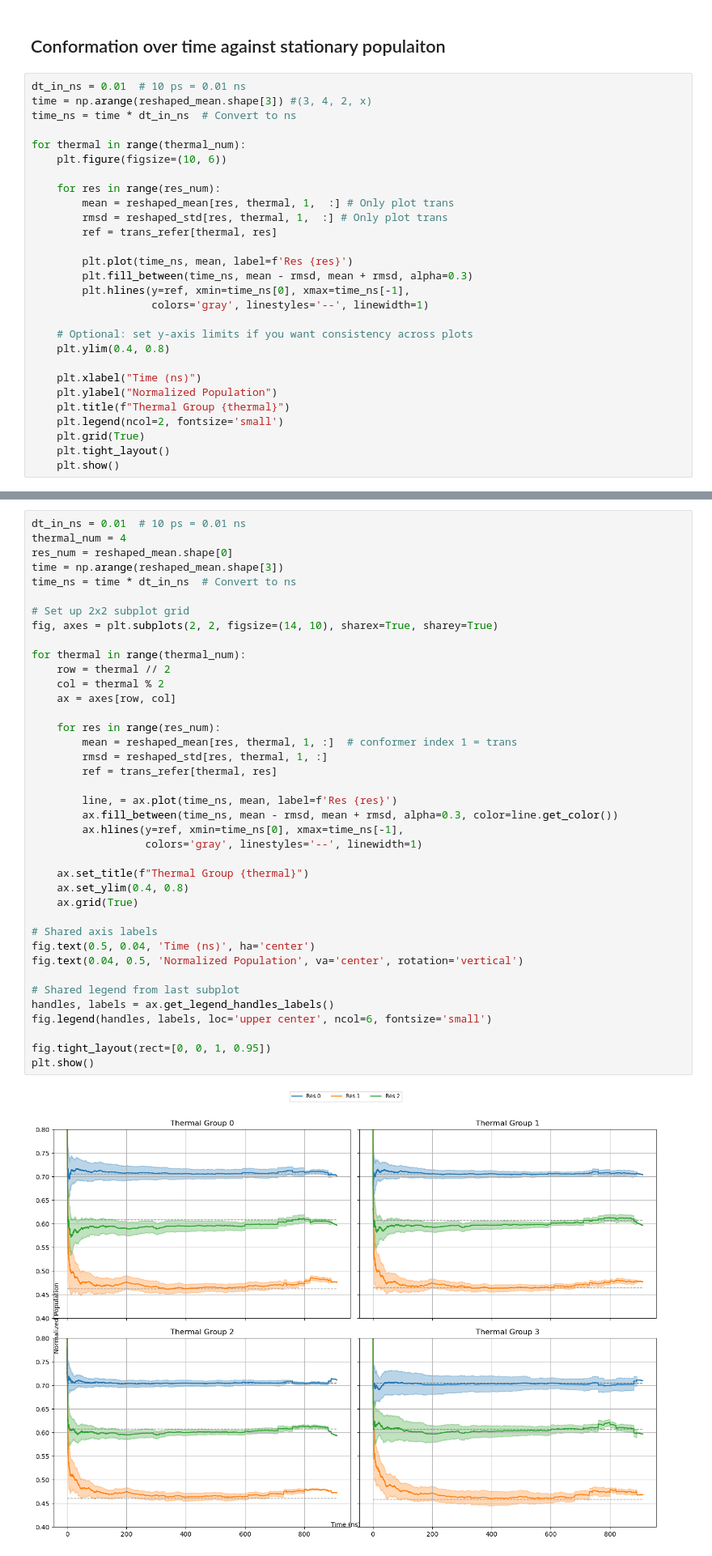
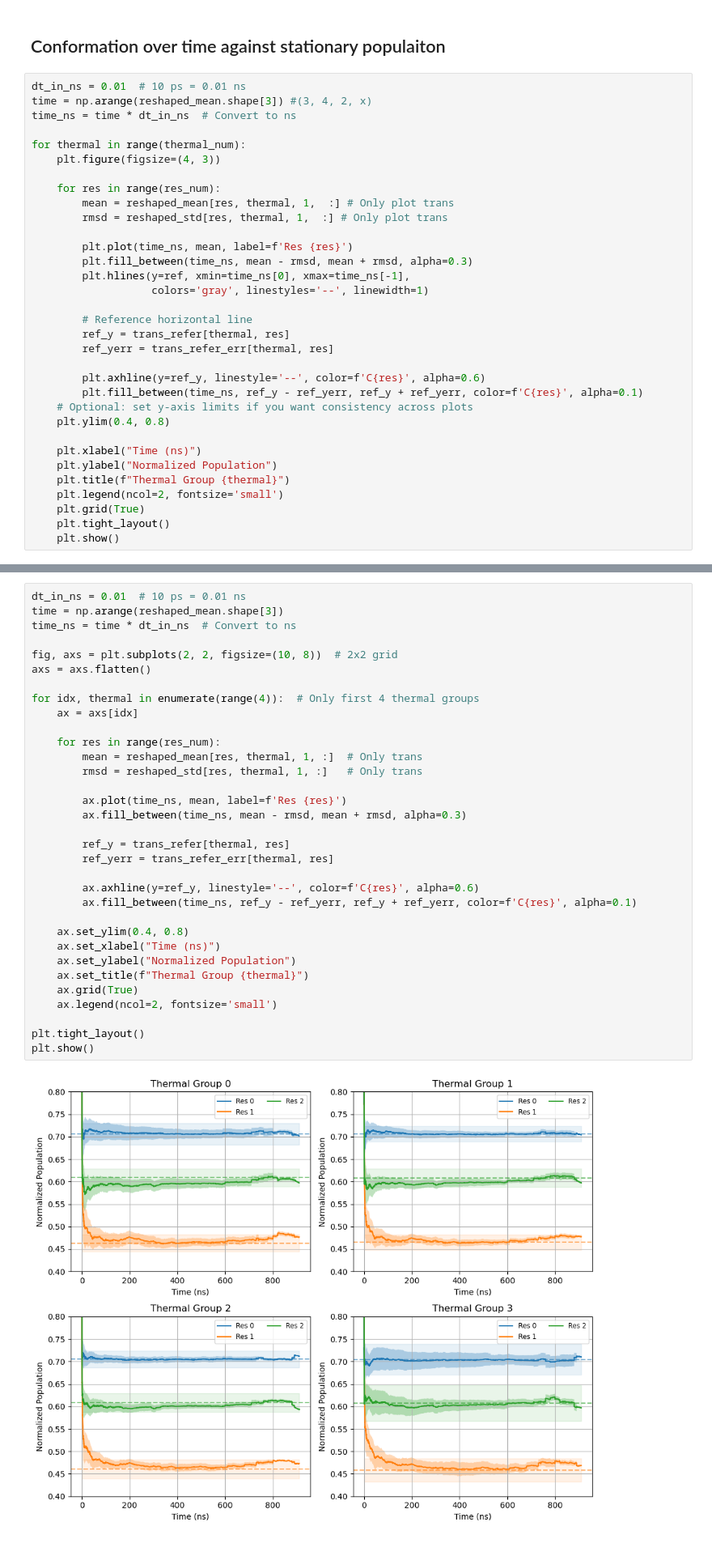
Before and after one commit to starwingc/peptoid_ESM, a Jupyter notebook: EE/analysis/cistrans_population.ipynb, the cells around one changed output, grey strips where cells are left out. Shown at 81% size. Saved outputs shown, nothing was run; the diff lists cells and outputs as text.

```diff
--- a/EE/analysis/cistrans_population.ipynb
+++ b/EE/analysis/cistrans_population.ipynb
@@ -556,18 +566,23 @@ time = np.arange(reshaped_mean.shape[3]) #(3, 4, 2, x)
 time_ns = time * dt_in_ns  # Convert to ns
 
 for thermal in range(thermal_num):
-    plt.figure(figsize=(10, 6))
+    plt.figure(figsize=(4, 3))
 
     for res in range(res_num):
         mean = reshaped_mean[res, thermal, 1,  :] # Only plot trans
         rmsd = reshaped_std[res, thermal, 1,  :] # Only plot trans
-        ref = trans_refer[thermal, res]
 
         plt.plot(time_ns, mean, label=f'Res {res}')
         plt.fill_between(time_ns, mean - rmsd, mean + rmsd, alpha=0.3)
         plt.hlines(y=ref, xmin=time_ns[0], xmax=time_ns[-1],
                    colors='gray', linestyles='--', linewidth=1)
 
+        # Reference horizontal line
+        ref_y = trans_refer[thermal, res]
+        ref_yerr = trans_refer_err[thermal, res]
+
+        plt.axhline(y=ref_y, linestyle='--', color=f'C{res}', alpha=0.6)
+        plt.fill_between(time_ns, ref_y - ref_yerr, ref_y + ref_yerr, color=f'C{res}', alpha=0.1)
     # Optional: set y-axis limits if you want consistency across plots
     plt.ylim(0.4, 0.8)
 
@@ -586,41 +601,35 @@ for thermal in range(thermal_num):
 # %%
 dt_in_ns = 0.01  # 10 ps = 0.01 ns
-thermal_num = 4
-res_num = reshaped_mean.shape[0]
 time = np.arange(reshaped_mean.shape[3])
 time_ns = time * dt_in_ns  # Convert to ns
 
-# Set up 2x2 subplot grid
-fig, axes = plt.subplots(2, 2, figsize=(14, 10), sharex=True, sharey=True)
+fig, axs = plt.subplots(2, 2, figsize=(10, 8))  # 2x2 grid
+axs = axs.flatten()
 
-for thermal in range(thermal_num):
-    row = thermal // 2
-    col = thermal % 2
-    ax = axes[row, col]
+for idx, thermal in enumerate(range(4)):  # Only first 4 thermal groups
+    ax = axs[idx]
 
     for res in range(res_num):
-        mean = reshaped_mean[res, thermal, 1, :]  # conformer index 1 = trans
-        rmsd = reshaped_std[res, thermal, 1, :]
-        ref = trans_refer[thermal, res]
+        mean = reshaped_mean[res, thermal, 1, :]  # Only trans
+        rmsd = reshaped_std[res, thermal, 1, :]   # Only trans
 
-        line, = ax.plot(time_ns, mean, label=f'Res {res}')
-        ax.fill_between(time_ns, mean - rmsd, mean + rmsd, alpha=0.3, color=line.get_color())
-        ax.hlines(y=ref, xmin=time_ns[0], xmax=time_ns[-1],
-                  colors='gray', linestyles='--', linewidth=1)
+        ax.plot(time_ns, mean, label=f'Res {res}')
+        ax.fill_between(time_ns, mean - rmsd, mean + rmsd, alpha=0.3)
 
+        ref_y = trans_refer[thermal, res]
+        ref_yerr = trans_refer_err[thermal, res]
+
+        ax.axhline(y=ref_y, linestyle='--', color=f'C{res}', alpha=0.6)
+        ax.fill_between(time_ns, ref_y - ref_yerr, ref_y + ref_yerr, color=f'C{res}', alpha=0.1)
+
+    ax.set_ylim(0.4, 0.8)
+    ax.set_xlabel("Time (ns)")
+    ax.set_ylabel("Normalized Population")
     ax.set_title(f"Thermal Group {thermal}")
-    ax.set_ylim(0.4, 0.8)
     ax.grid(True)
+    ax.legend(ncol=2, fontsize='small')
 
-# Shared axis labels
-fig.text(0.5, 0.04, 'Time (ns)', ha='center')
-fig.text(0.04, 0.5, 'Normalized Population', va='center', rotation='vertical')
-
-# Shared legend from last subplot
-handles, labels = ax.get_legend_handles_labels()
-fig.legend(handles, labels, loc='upper center', ncol=6, fontsize='small')
-
-fig.tight_layout(rect=[0, 0, 1, 0.95])
+plt.tight_layout()
 plt.show()
 # %% [output]
-[figure, old version]
+[figure, new version]
```
Also changed, not shown: parts of 9 cells of this notebook, 1 other file.
